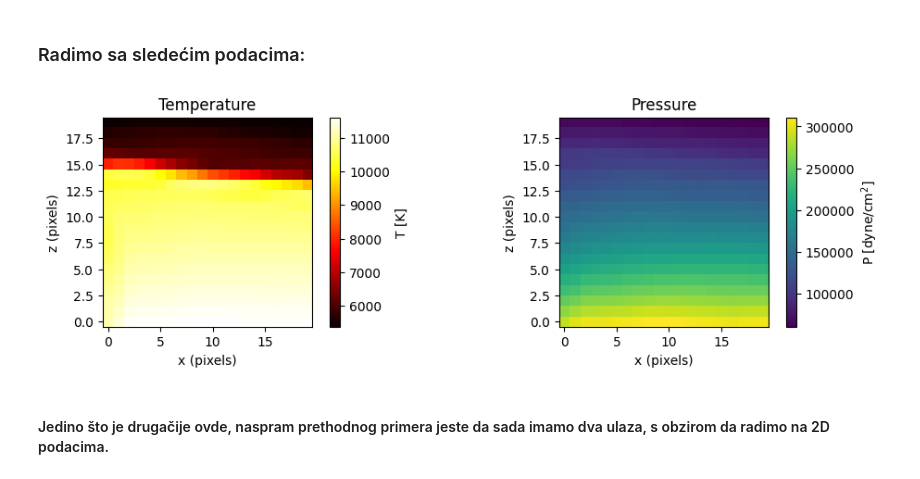
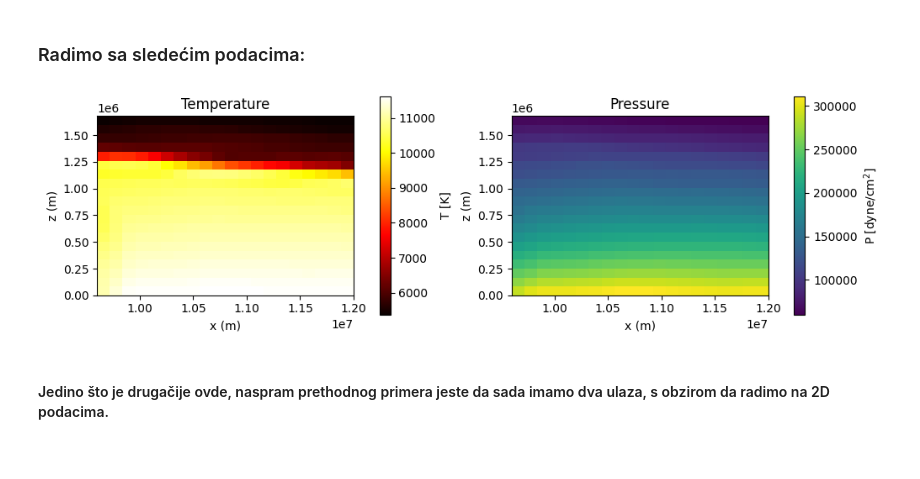
Before and after one commit to davidzivkovic/pinn-mhd-pressure-reconstruction, a Jupyter notebook: pinn-mhd-projekat.ipynb, the cells around one changed output. Cells and saved outputs as stored; diff of their text form; code cells hidden in the pictures.

```diff
--- a/pinn-mhd-projekat.ipynb
+++ b/pinn-mhd-projekat.ipynb
@@ -480,22 +571,22 @@ Pritisak i temperatura su dimenzija: (20, 20)
 # %%
 fig, ax = plt.subplots(1, 2, figsize=(10, 3), constrained_layout=True)
 # --- Temperature ---
-im0 = ax[0].imshow(T_2D.transpose(1, 0),cmap='hot',origin='lower', aspect = 1)
+im0 = ax[0].imshow(T_2D.transpose(1, 0),cmap='hot',origin='lower', aspect = 1, extent=extent)
 ax[0].set_title('Temperature')
-ax[0].set_xlabel('x (pixels)')
-ax[0].set_ylabel('z (pixels)')
+ax[0].set_xlabel('x (m)')
+ax[0].set_ylabel('z (m)')
 fig.colorbar(im0, ax=ax[0], label='T [K]')
 
 # --- Pressure ---
-im1 = ax[1].imshow(P_2D.transpose(1, 0),cmap='viridis',origin='lower', aspect=1)
+im1 = ax[1].imshow(P_2D.transpose(1, 0),cmap='viridis',origin='lower', aspect=1, extent=extent)
 ax[1].set_title('Pressure')
-ax[1].set_xlabel('x (pixels)')
-ax[1].set_ylabel('z (pixels)')
+ax[1].set_xlabel('x (m)')
+ax[1].set_ylabel('z (m)')
 fig.colorbar(im1, ax=ax[1], label='P [dyne/cm$^2$]')
 
 plt.show()
 # %% [output]
-[figure, old version]
+[figure, new version]
 # %% [markdown]
 #### Jedino što je drugačije ovde, naspram prethodnog primera jeste da sada imamo dva ulaza, s obzirom da radimo na 2D podacima.
 # %%
```
Also changed, not shown: parts of 34 cells of this notebook.
